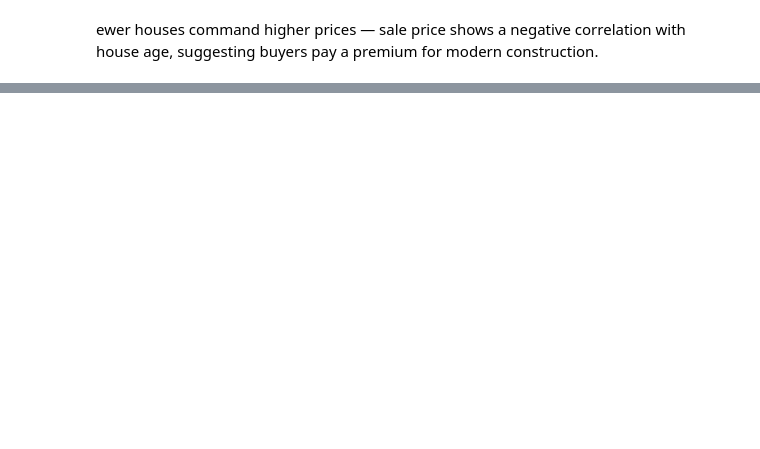
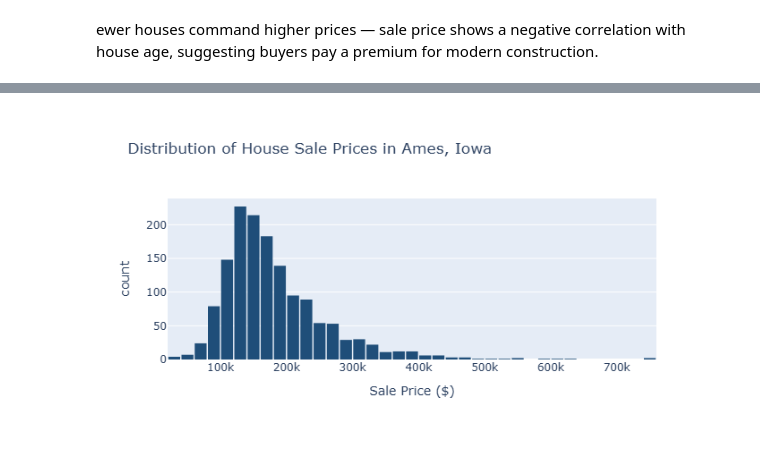
Before and after one commit to marian12-glitch/data-analytics-portfolio, a Jupyter notebook: week3/Houseprices(1).ipynb, the cells around one changed output, grey strips where cells are left out. Drawn from its saved outputs; the diff is of its cells as text; code cells hidden in the pictures; blank space fills up the shorter version.

Commit message:
Add Project 1 final visualisations and insights

```diff
--- a/week3/Houseprices(1).ipynb
+++ b/week3/Houseprices(1).ipynb
@@ -236,0 +239,2 @@ ewer houses command higher prices — sale price shows a negative correlation wi
+# %%
+df = pd.read_csv("house_prices_cleaned.csv")
@@ -236,0 +251,15 @@ ewer houses command higher prices — sale price shows a negative correlation wi
+# %%
+import plotly.express as px
+
+fig = px.histogram(
+    df,
+    x='SalePrice',
+    nbins=50,
+    title='Distribution of House Sale Prices in Ames, Iowa',
+    labels={'SalePrice': 'Sale Price ($)', 'count': 'Number of Houses'},
+    color_discrete_sequence=['#1F4E79']
+)
+fig.update_layout(bargap=0.1)
+fig.show()
+# %% [output]
+[figure, added]
```
Also changed, not shown: parts of 17 cells of this notebook.
